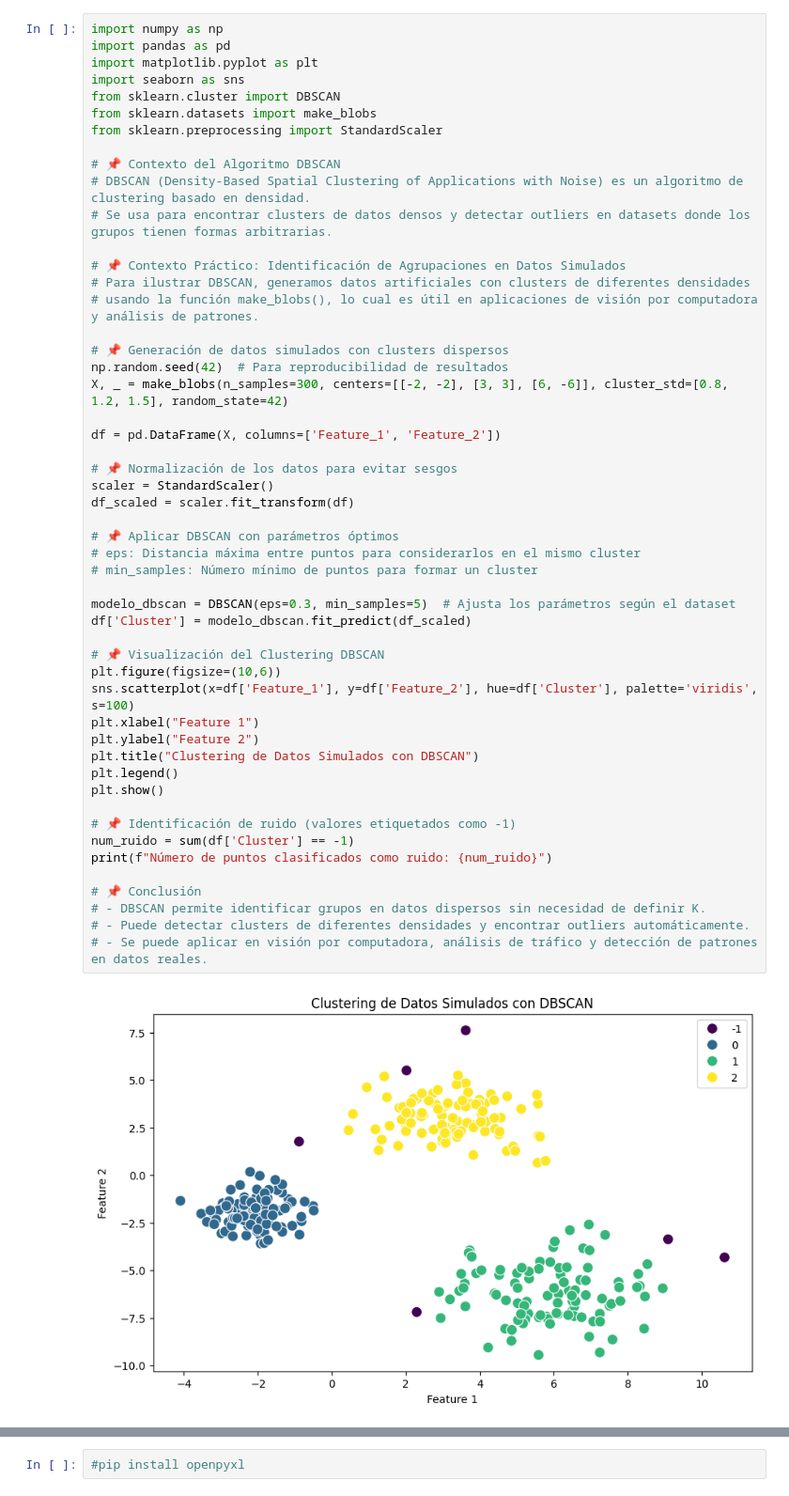
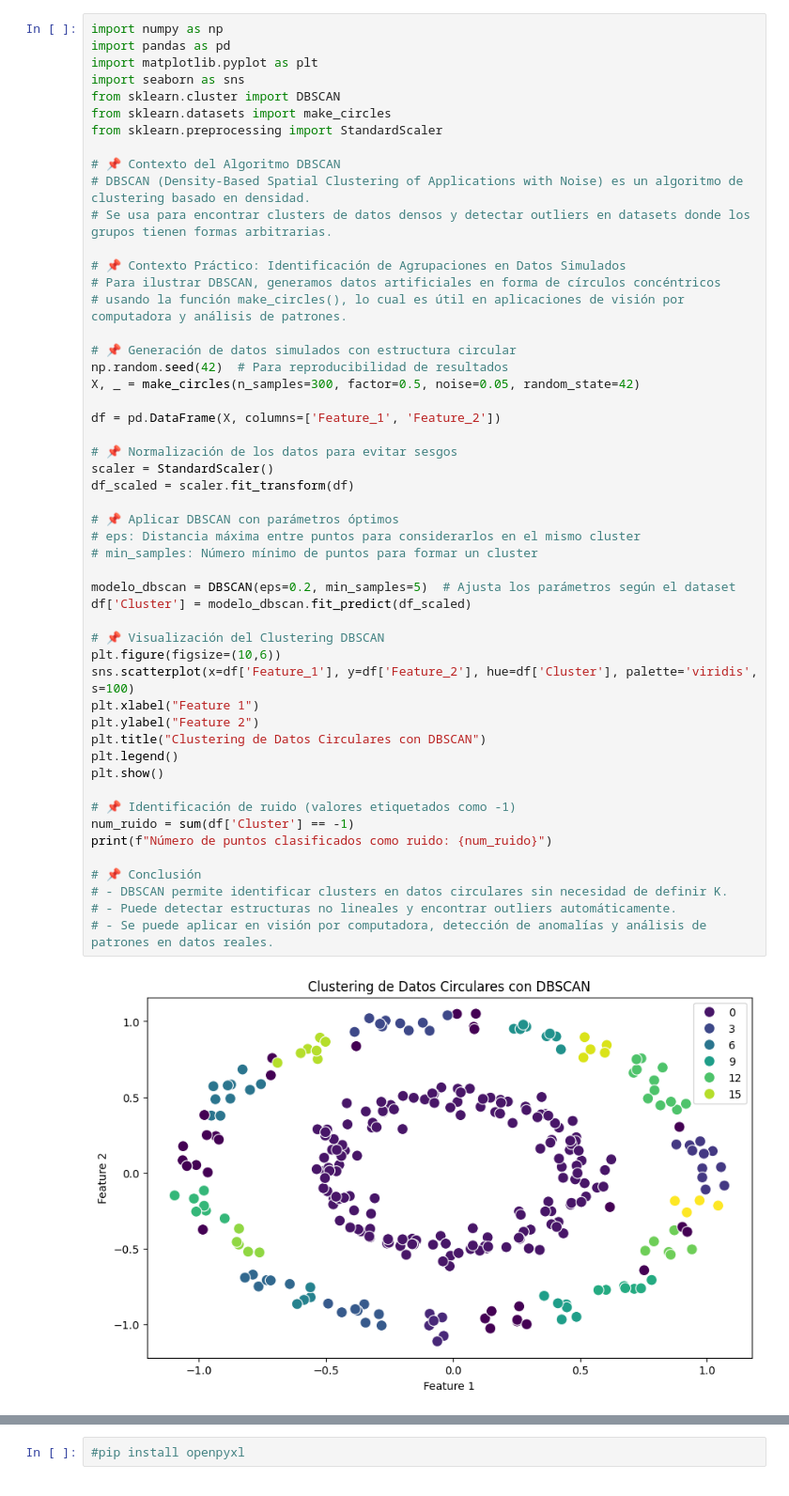
Before and after one commit to ivanmaldoc/codigos, a Jupyter notebook: cod5.ipynb, the cells around one changed output, grey strips where cells are left out. Shown at 94% size. Cells and saved outputs as stored; diff of their text form.

```diff
--- a/cod5.ipynb
+++ b/cod5.ipynb
@@ -4,7 +4,7 @@ import pandas as pd
 import matplotlib.pyplot as plt
 import seaborn as sns
 from sklearn.cluster import DBSCAN
-from sklearn.datasets import make_blobs
+from sklearn.datasets import make_circles
 from sklearn.preprocessing import StandardScaler
 
 # 📌 Contexto del Algoritmo DBSCAN
@@ -12,42 +12,42 @@ from sklearn.preprocessing import StandardScaler
 # Se usa para encontrar clusters de datos densos y detectar outliers en datasets donde los grupos tienen formas arbitrarias.
 
 # 📌 Contexto Práctico: Identificación de Agrupaciones en Datos Simulados
-# Para ilustrar DBSCAN, generamos datos artificiales con clusters de diferentes densidades
-# usando la función make_blobs(), lo cual es útil en aplicaciones de visión por computadora y análisis de patrones.
+# Para ilustrar DBSCAN, generamos datos artificiales en forma de círculos concéntricos
+# usando la función make_circles(), lo cual es útil en aplicaciones de visión por computadora y análisis de patrones.
 
-# 📌 Generación de datos simulados con clusters dispersos
+# 📌 Generación de datos simulados con estructura circular
 np.random.seed(42)  # Para reproducibilidad de resultados
-X, _ = make_blobs(n_samples=300, centers=[[-2, -2], [3, 3], [6, -6]], cluster_std=[0.8, 1.2, 1.5], random_state=42)
+X, _ = make_circles(n_samples=300, factor=0.5, noise=0.05, random_state=42)
 
 df = pd.DataFrame(X, columns=['Feature_1', 'Feature_2'])
 
 # 📌 Normalización de los datos para evitar sesgos
 scaler = StandardScaler()
 df_scaled = scaler.fit_transform(df)
 
 # 📌 Aplicar DBSCAN con parámetros óptimos
 # eps: Distancia máxima entre puntos para considerarlos en el mismo cluster
 # min_samples: Número mínimo de puntos para formar un cluster
 
-modelo_dbscan = DBSCAN(eps=0.3, min_samples=5)  # Ajusta los parámetros según el dataset
+modelo_dbscan = DBSCAN(eps=0.2, min_samples=5)  # Ajusta los parámetros según el dataset
 df['Cluster'] = modelo_dbscan.fit_predict(df_scaled)
 
 # 📌 Visualización del Clustering DBSCAN
 plt.figure(figsize=(10,6))
 sns.scatterplot(x=df['Feature_1'], y=df['Feature_2'], hue=df['Cluster'], palette='viridis', s=100)
 plt.xlabel("Feature 1")
 plt.ylabel("Feature 2")
-plt.title("Clustering de Datos Simulados con DBSCAN")
+plt.title("Clustering de Datos Circulares con DBSCAN")
 plt.legend()
 plt.show()
 
 # 📌 Identificación de ruido (valores etiquetados como -1)
 num_ruido = sum(df['Cluster'] == -1)
 print(f"Número de puntos clasificados como ruido: {num_ruido}")
 
 # 📌 Conclusión
-# - DBSCAN permite identificar grupos en datos dispersos sin necesidad de definir K.
-# - Puede detectar clusters de diferentes densidades y encontrar outliers automáticamente.
-# - Se puede aplicar en visión por computadora, análisis de tráfico y detección de patrones en datos reales.
+# - DBSCAN permite identificar clusters en datos circulares sin necesidad de definir K.
+# - Puede detectar estructuras no lineales y encontrar outliers automáticamente.
+# - Se puede aplicar en visión por computadora, detección de anomalías y análisis de patrones en datos reales.
 # %% [output]
-[figure, old version]
+[figure, new version]
```
Also changed, not shown: parts of 1 cell of this notebook.
